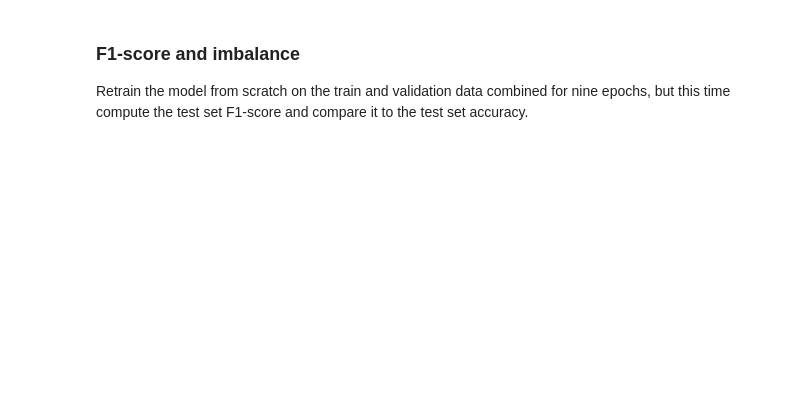
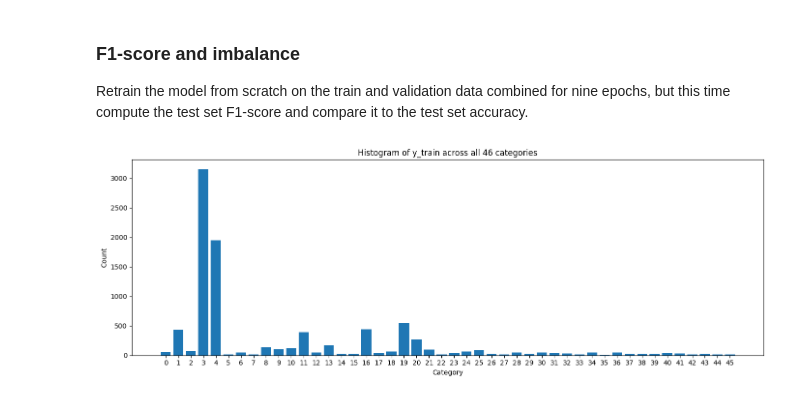
Before and after one commit to MiguelAtencio/deep-learning-copilot, a Jupyter notebook: ML4BI_E3.ipynb, the cells around one changed output. Cells and saved outputs as stored; diff of their text form; code cells hidden in the pictures; blank space fills up the shorter version.

```diff
--- a/ML4BI_E3.ipynb
+++ b/ML4BI_E3.ipynb
@@ -217,0 +258,17 @@ Retrain the model from scratch on the train and validation data combined for nin
+# %%
+import numpy as np
+import matplotlib.pyplot as plt
+
+labels = np.argmax(y_train, axis=1)
+counts = np.bincount(labels, minlength=46)
+
+plt.figure(figsize=(14, 5))
+plt.bar(range(46), counts)
+plt.xticks(range(46))
+plt.xlabel("Category")
+plt.ylabel("Count")
+plt.title("Histogram of y_train across all 46 categories")
+plt.tight_layout()
+plt.show()
+# %% [output]
+[figure, added]
```
Also changed, not shown: parts of 16 cells of this notebook, 1 other file.
